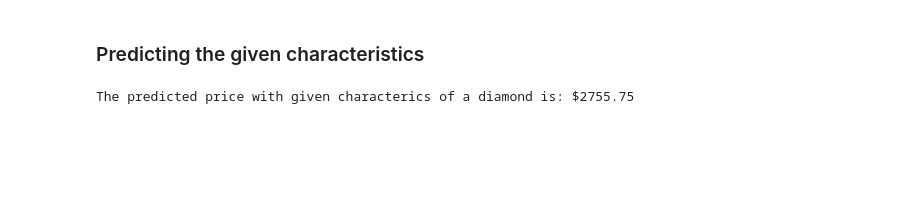
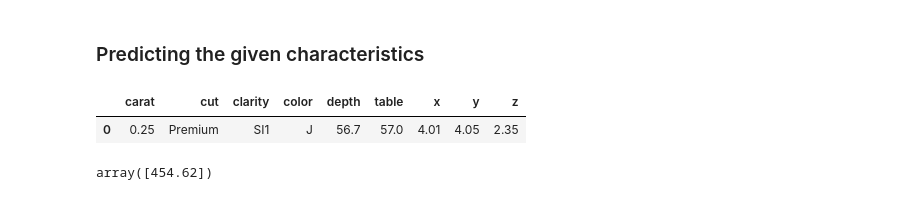
Before and after one commit to RJUNCC/STUDIO2, a Jupyter notebook: clustering/notebooks/Midterm_RJ.ipynb, the cells around one changed output. Cells and saved outputs as stored; diff of their text form; code cells hidden in the pictures; blank space fills up the shorter version.

```diff
--- a/clustering/notebooks/Midterm_RJ.ipynb
+++ b/clustering/notebooks/Midterm_RJ.ipynb
@@ -361,9 +297,33 @@ array([ 1675.054     ,  3727.65866667,  1867.352     , ...,
 # %% [markdown]
 ### Predicting the given characteristics
+# %%
+X_temp = diamonds_df.drop('price', axis=1).copy()
+temp = {
+    "carat":[0.25],
+    "cut":["Premium"],
+    "clarity":X_train['clarity'].mode(),
+    "color":["J"],
+    "depth":[56.7],
+    "table":[57.0],
+    "x":[4.01],
+    "y":[4.05],
+    "z":[2.35]
+}
+df = pd.DataFrame(temp)
+# X_temp = pd.concat([X_temp, df], ignore_index=True)
+# X_temp = pd.get_dummies(X_temp, drop_first=True)
+# X_temp = X_temp.tail(1)
+# X_temp
+df
+# %% [output]
+|  | carat | cut | clarity | color | depth | table | x | y | z |
+| 0 | 0.25 | Premium | SI1 | J | 56.7 | 57.0 | 4.01 | 4.05 | 2.35 |
 # %%
-single_record = sc.transform(X_temp.values[-1].reshape(1, -1))
-predicted_price = reg.predict(single_record)
+# single_record = sc.transform(X_temp.values[-1].reshape(1, -1))
+# X_temp = preprocessor.transform(X_temp)
+predicted_price = pipe.predict(df.head(1))
 
-print(f"The predicted price with given characterics of a diamond is: ${np.round(predicted_price.item(), 2)}")
+# print(f"The predicted price with given characterics of a diamond is: ${np.round(predicted_price.item(), 2)}")
+predicted_price
 # %% [output]
-The predicted price with given characterics of a diamond is: $2755.75
+array([454.62])
```
Also changed, not shown: parts of 23 cells of this notebook, 2 other files.
